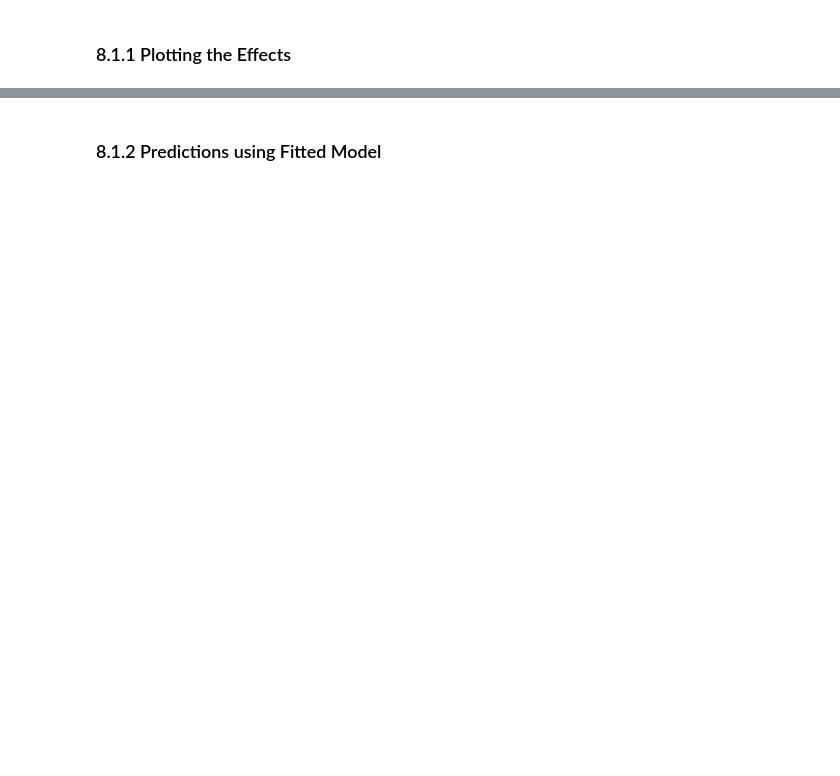
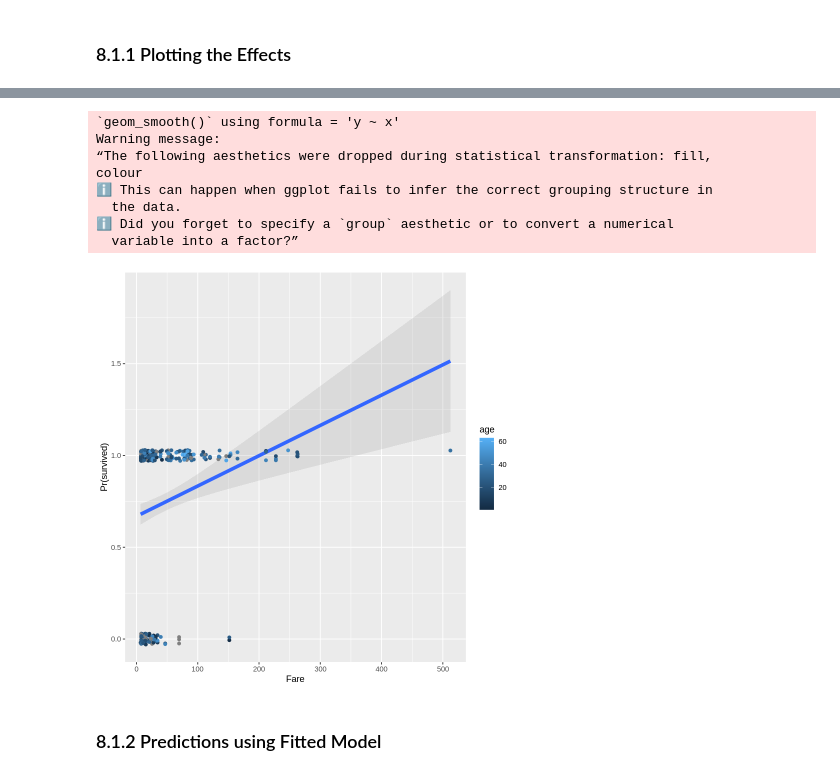
Before and after one commit to eldu/mpa-2065-slides, a Jupyter notebook: 10_intro_glm.ipynb, the cells around one changed output, grey strips where cells are left out. Cells and saved outputs as stored; diff of their text form; code cells hidden in the pictures; blank space fills up the shorter version.

```diff
--- a/10_intro_glm.ipynb
+++ b/10_intro_glm.ipynb
@@ -349,3 +515,19 @@ ggplot(titanic_df, aes(x = age, y = as.numeric(survived), color = sex)) +
+# %%
+ggplot(titanic_df %>% filter(sex == "female"), aes(x = fare, y = as.numeric(survived), color = age)) +
+    stat_smooth(method = "glm", alpha = 0.2, size = 2, aes(fill = age)) +
+    geom_point(position=position_jitter(height = 0.03, width = 0)) +
+    xlab("Fare") +
+    ylab("Pr(survived)")
+# %% [output]
+`geom_smooth()` using formula = 'y ~ x'
+Warning message:
+“The following aesthetics were dropped during statistical transformation: fill,
+colour
+ℹ This can happen when ggplot fails to infer the correct grouping structure in
+  the data.
+ℹ Did you forget to specify a `group` aesthetic or to convert a numerical
+  variable into a factor?”
+[figure, added]
 # %% [markdown]
 ### 8.1.2 Predictions using Fitted Model
 # %%
```
Also changed, not shown: parts of 21 cells of this notebook, 10 other files.
